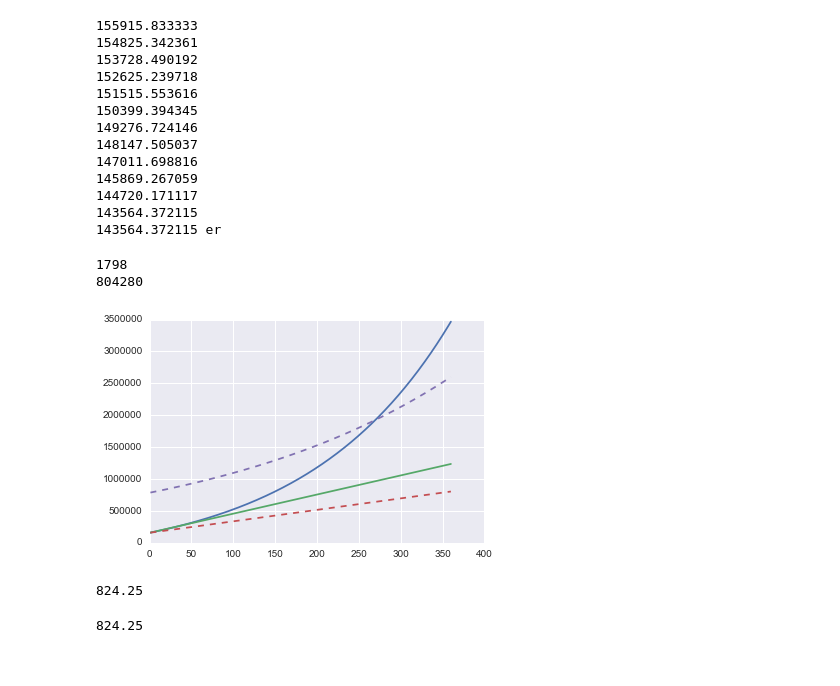
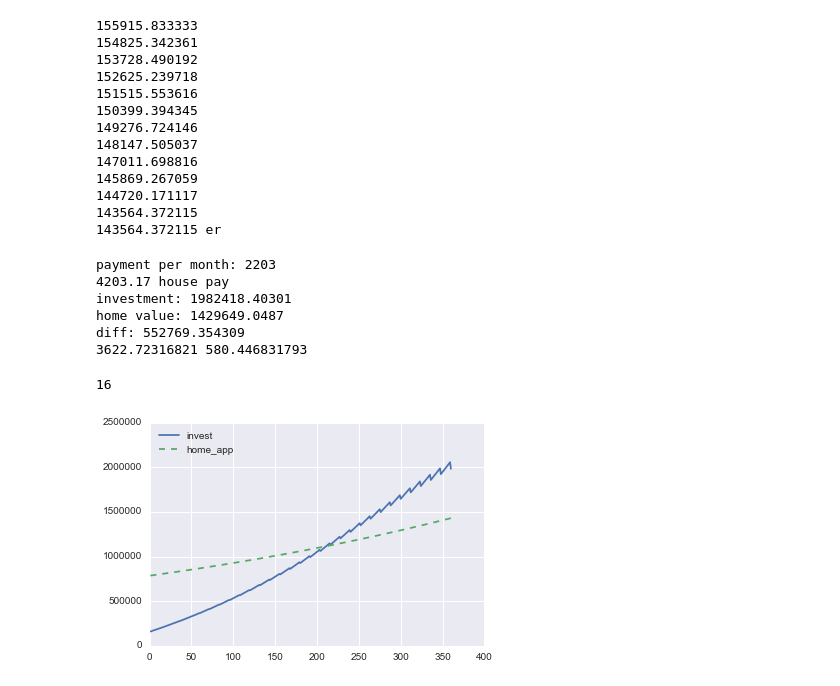
Before and after one commit to mikejaron1/Finance_recommendations, a Jupyter notebook: Finance_recommender.ipynb, the cells around one changed output. Cells and saved outputs as stored; diff of their text form; code cells hidden in the pictures.

```diff
--- a/Finance_recommender.ipynb
+++ b/Finance_recommender.ipynb
@@ -121,8 +122,8 @@ down_payment = home_price * down_payment
 loan = home_price - down_payment
 loan_term = 30 # years
 interest = .04
-home_appreciation = 1500000
-home_appreciation_rate = .04
+# home_appreciation = 1500000
+home_appreciation_rate = .02
 
 m = mortgage.Mortgage(interest=interest, amount=loan, months=loan_term*12)
 
@@ -136,40 +137,58 @@ for count, i in enumerate(m.monthly_payment_schedule()):
 rate = .07
 mortgage_pay = m.monthly_payment()
 property_taxes = 800
-house_pay = mortgage_pay + property_taxes
+hoi = 75
+hoa = 130
+expense = 200
+house_pay = mortgage_pay + property_taxes + hoi + hoa + expense
 rent = 2000
+rent_increase_rate = .02
 pmt = int(house_pay - rent)
-print pmt
+# pmt = 0
+print 'payment per month:', pmt
+print '%s house pay' %house_pay
 
 investment = []
 ha  = home_price
 home_app = []
 cost = []
+roi_inv = []
 c = int(down_payment)
 for i in range(1, (loan_term * 12)+1):
+    if i % 12 == 0:
+        rent = rent + (rent * rent_increase_rate)
+        pmt = float(house_pay) - rent
     c += pmt
     cost.append(c)
-    investment.append(np.fv(rate/12, i, -pmt, -down_payment))
-    ha = ha * (1 + home_appreciation_rate/12)
+    fv = np.fv(rate/12, i, -pmt, -down_payment)
+    investment.append(fv)
+    roi_inv.append(fv - down_payment - pmt)
+    ha = ha + (ha * home_appreciation_rate/12)
     home_app.append(ha)
 
-print c
+print 'investment:', fv
+print 'home value:', ha
+print 'diff:', fv - ha
+print rent, pmt
 # %% [output]
-1798
-804280
+payment per month: 2203
+4203.17 house pay
+investment: 1982418.40301
+home value: 1429649.0487
+diff: 552769.354309
+3622.72316821 580.446831793
+# %%
+200/12
+# %% [output]
+16
 # %%
-plt.plot(range(1,(30*12)+1), investment)
-plt.plot(range(1,(30*12)+1), home)
-plt.plot(range(1,(30*12)+1), cost, '--')
-plt.plot(range(1,(30*12)+1), home_app, '--')
+plt.plot(range(1,(30*12)+1), investment, label="invest")
+# plt.plot(range(1,(30*12)+1), home, label="home")
+# plt.plot(range(1,(30*12)+1), cost, '--', label="cost")
+plt.plot(range(1,(30*12)+1), home_app, '--', label="home_app")
+# plt.plot(range(1,(30*12)+1), roi_inv, label="roi_inv")
+# plt.plot(range(1,(30*12)+1), roi_home, label="roi_home")
+plt.legend(loc='upper left')
 plt.show()
 # %% [output]
-[figure, old version]
+[figure, new version]
-# %%
-785+(785*.05)
-# %% [output]
-824.25
-# %%
-785*1.05
-# %% [output]
-824.25
```
Also changed, not shown: parts of 17 cells of this notebook.
